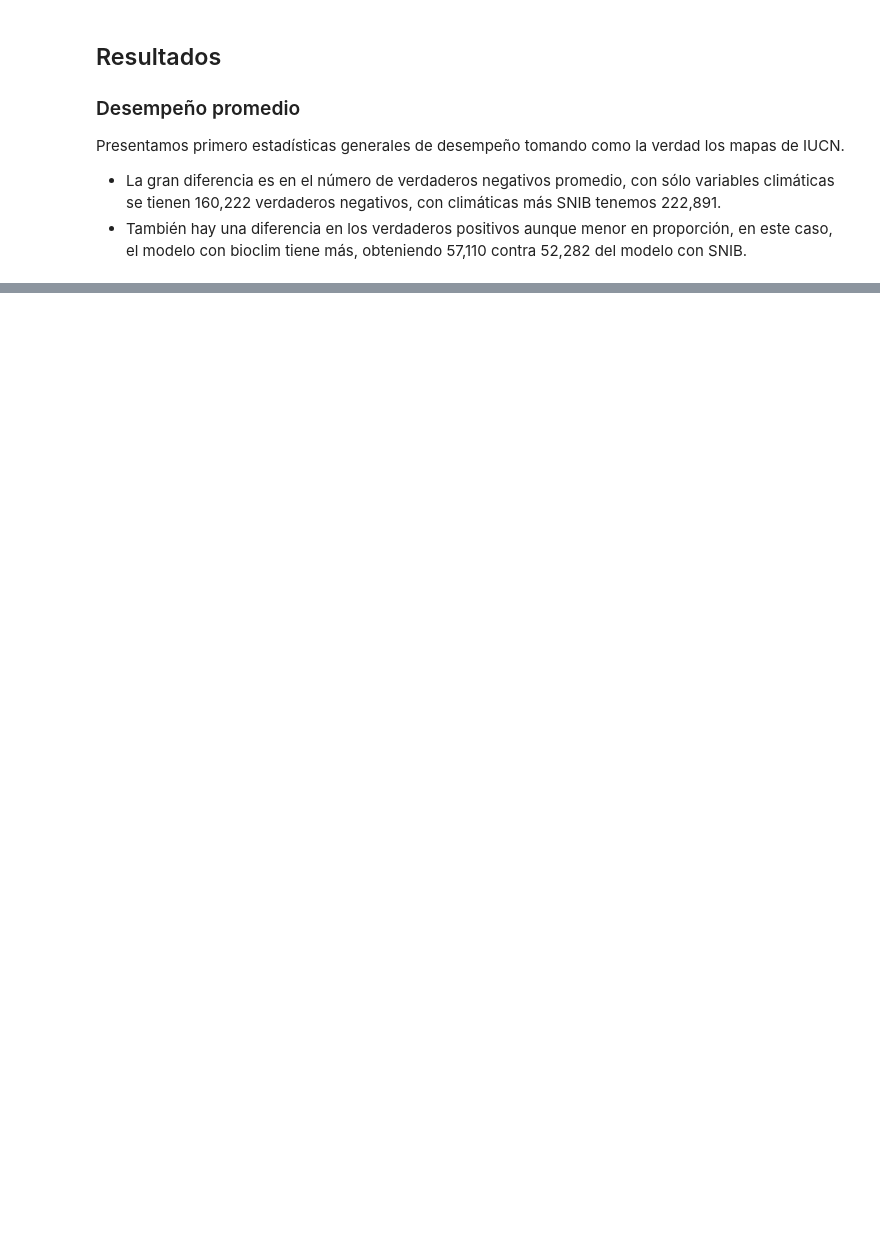
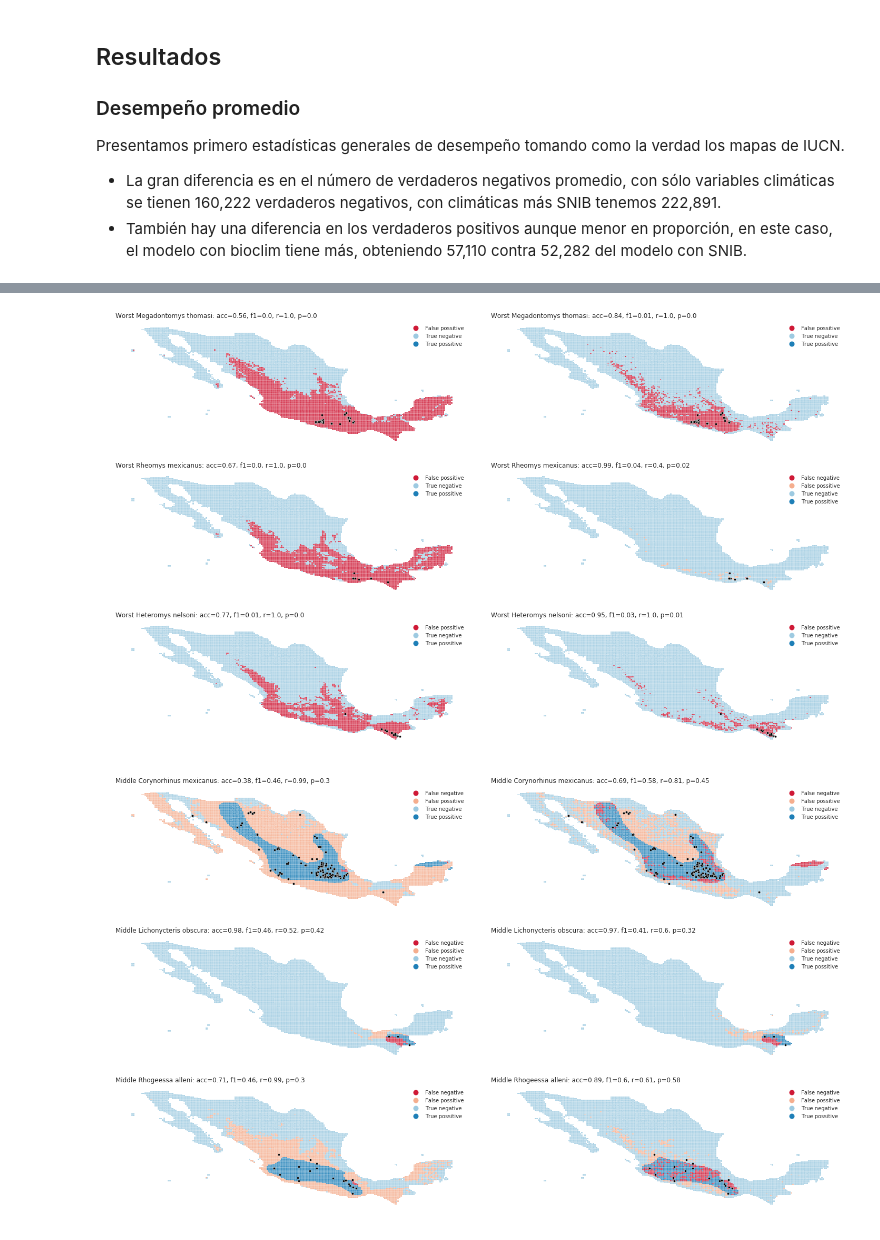
Before and after one commit to rausial/species_notebooks, a Jupyter notebook: SPECIES_vs_Expertos.ipynb, the cells around one changed output, grey strips where cells are left out. Saved outputs shown, nothing was run; the diff lists cells and outputs as text; code cells hidden in the pictures; blank space fills up the shorter version.

```diff
--- a/SPECIES_vs_Expertos.ipynb
+++ b/SPECIES_vs_Expertos.ipynb
@@ -305,7 +309,8 @@ def evaluate_sdms(api_url, sp_cells, grid,
                         sdm_eval = sdm.merge(truth[['gridid', 'presence']], on='gridid', how='left')
                         if {'tscore'}.issubset(sdm_eval.columns):
                             sdm_eval['presence'] = sdm_eval['presence'].fillna(0).astype(int)
-                            sdm_eval['pred'] = sdm_eval['tscore'].round(0).astype(int)
+                            sdm_eval['pred'] = 0
+                            sdm_eval.loc[sdm_eval['tscore'] >= 0, 'pred'] = 1
                             sdm_eval.loc[sdm_eval.presence > 2, 'presence'] = 0
                             sdm_eval.loc[sdm_eval.presence == 2, 'presence'] = 1
                             sdm_eval['confussion'] = 2*sdm_eval['presence'] + sdm_eval['pred']
@@ -649,16 +654,17 @@ def full_analysis(analysis_res,
 # %% [markdown]
 ## get_comparison_sdms
 # %%
-def get_comparison_sdms(analysis_res, load_bioclim_check = None, load_plant_anim_check = None):
+def get_comparison_sdms(analysis_res, load_bioclim_check=None, load_plant_anim_check=None, checkpoint_prefix=''):
     checkpoints_frq = 5
 
     bioclim_groups = {'Bioclim': 'root_bioclim'}
-    sdms_abio_df = full_analysis(analysis_res = analysis_res,
-                                 truth_shape = iucn_shp,
-                                 bioclim_groups = bioclim_groups,
-                                 checkpoints_frq = checkpoints_frq,
-                                 checkpoints_prefix = 'bioclim_{}_'.format(analysis_res),
-                                 load_check = load_bioclim_check)
+    sdms_abio_df = full_analysis(analysis_res=analysis_res,
+                                 truth_shape=iucn_shp,
+                                 bioclim_groups=bioclim_groups,
+                                 checkpoints_frq=checkpoints_frq,
+                                 checkpoints_prefix='bioclim_{}_{}.'.format(
+                                     analysis_res, checkpoint_prefix),
+                                 load_check=load_bioclim_check)
 
 #    biotic_groups = {'Plantae': 'reinovalido'}
 #    sdms_plantae_df = full_analysis(analysis_res = analysis_res,
@@ -668,13 +674,14 @@ def get_comparison_sdms(analysis_res, load_bioclim_check = None, load_plant_anim
 #                                    verbose = True)
 
     biotic_groups = {'Animalia': 'reinovalido', 'Plantae': 'reinovalido'}
-    sdms_plant_anim_df = full_analysis(analysis_res = analysis_res,
-                                       truth_shape = iucn_shp,
-                                       bioclim_groups = bioclim_groups,
-                                       biotic_groups = biotic_groups,
-                                       checkpoints_frq = checkpoints_frq,
-                                       checkpoints_prefix = 'bioclim_snib_{}_'.format(analysis_res),
-                                       load_check = load_plant_anim_check)
+    sdms_plant_anim_df = full_analysis(analysis_res=analysis_res,
+                                       truth_shape=iucn_shp,
+                                       bioclim_groups=bioclim_groups,
+                                       biotic_groups=biotic_groups,
+                                       checkpoints_frq=checkpoints_frq,
+                                       checkpoints_prefix='bioclim_snib_{}_{}.'.format(
+                                           analysis_res, checkpoint_prefix),
+                                       load_check=load_plant_anim_check)
 
     return sdms_abio_df, sdms_plant_anim_df
 # %% [markdown]
@@ -815,0 +909,7 @@ analysis_res = 16
+# %%
+analysis_res = 16
+sdms16_abio_df = full_analysis(analysis_res=analysis_res,
+                               truth_shape=iucn_shp,
+                               bioclim_groups=bioclim_groups,
+                               checkpoints_prefix='bioclim_{}_{}'.format(
+                                   analysis_res, checkpoint_prefix))
@@ -1017,0 +1036,5 @@ toc = time.time()
+# %%
+plot_maps_comparision([sdms16_abio_df, sdms16_full_bio], 0)
+# %% [output]
+[figure, added]
+[figure, added]
```
Also changed, not shown: parts of 91 cells of this notebook.
